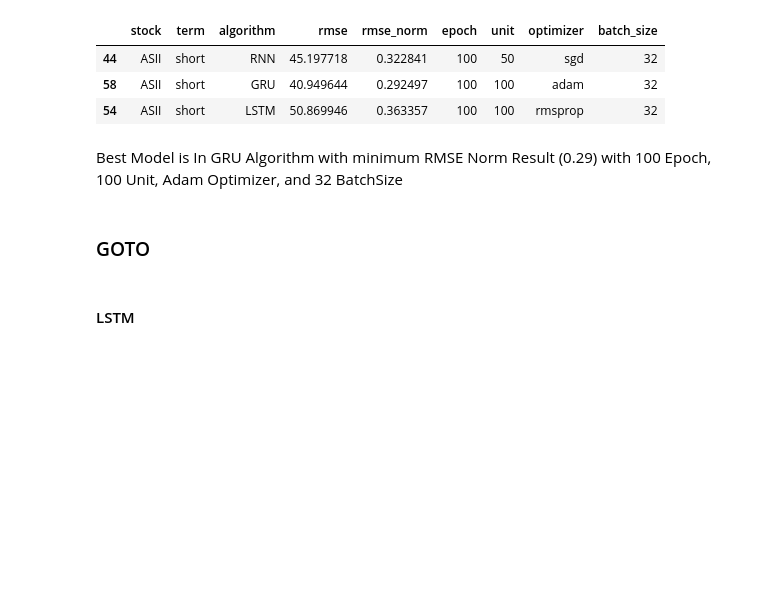
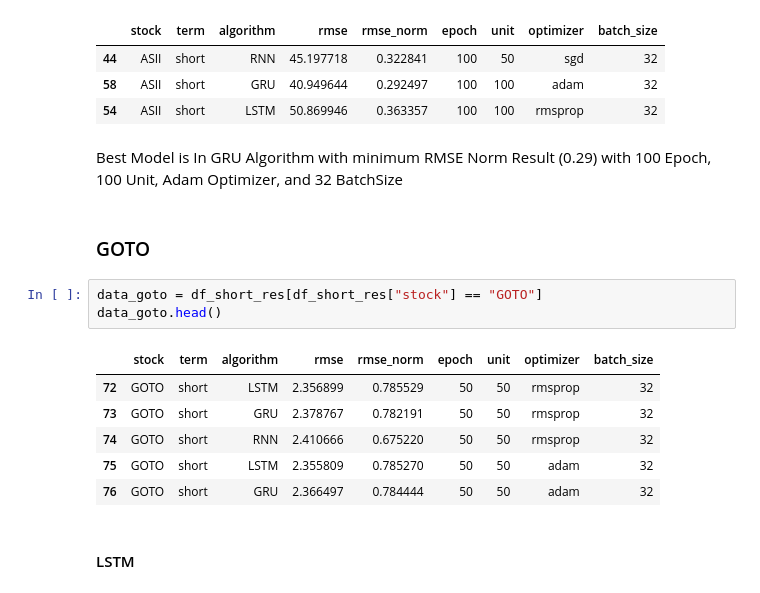
Before and after one commit to melikacandra/lstm_gru_rnn_price_predict, a Jupyter notebook: code_main/model_selector.ipynb, the cells around one changed output. Saved outputs shown, nothing was run; the diff lists cells and outputs as text; blank space fills up the shorter version.

Commit message:
result train short

```diff
--- a/code_main/model_selector.ipynb
+++ b/code_main/model_selector.ipynb
@@ -188,5 +168,15 @@ data_tuning_short_asii = pd.concat([minimum_config_rnn_asii, minimum_config_gru_
 Best Model is In GRU Algorithm with minimum RMSE Norm Result (0.29) with 100 Epoch, 100 Unit, Adam Optimizer, and 32 BatchSize
 # %% [markdown]
 ### GOTO
+# %%
+data_goto = df_short_res[df_short_res["stock"] == "GOTO"]
+data_goto.head()
+# %% [output]
+|  | stock | term | algorithm | rmse | rmse_norm | epoch | unit | optimizer | batch_size |
+| 72 | GOTO | short | LSTM | 2.356899 | 0.785529 | 50 | 50 | rmsprop | 32 |
+| 73 | GOTO | short | GRU | 2.378767 | 0.782191 | 50 | 50 | rmsprop | 32 |
+| 74 | GOTO | short | RNN | 2.410666 | 0.675220 | 50 | 50 | rmsprop | 32 |
+| 75 | GOTO | short | LSTM | 2.355809 | 0.785270 | 50 | 50 | adam | 32 |
+| 76 | GOTO | short | GRU | 2.366497 | 0.784444 | 50 | 50 | adam | 32 |
 # %% [markdown]
 #### LSTM
```
Also changed, not shown: parts of 12 cells of this notebook.
